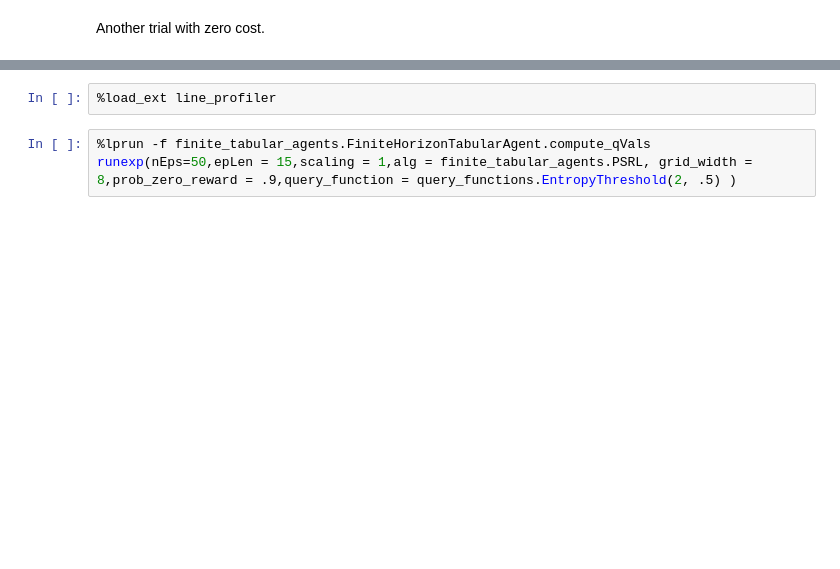
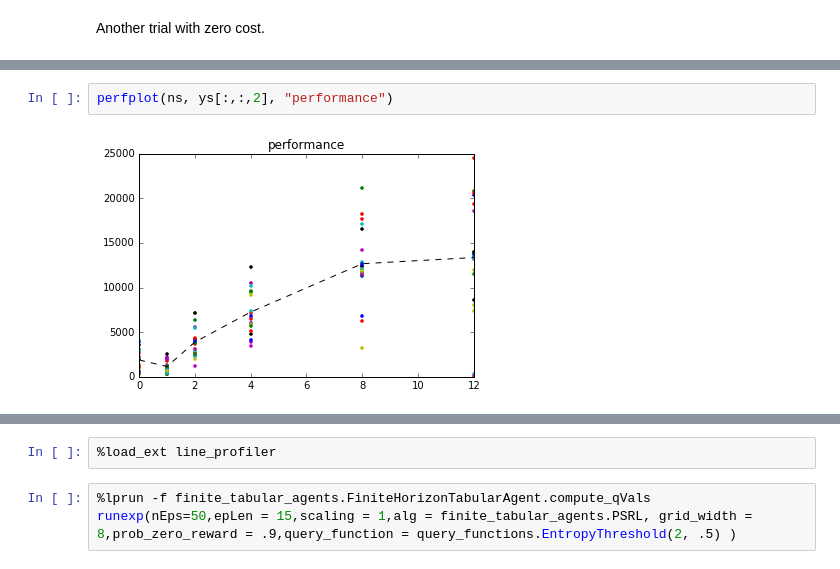
Before and after one commit to capybaralet/TabulaRL, a Jupyter notebook: src/active learning.ipynb, the cells around one changed output, grey strips where cells are left out. Saved outputs shown, nothing was run; the diff lists cells and outputs as text; blank space fills up the shorter version.

```diff
--- a/src/active learning.ipynb
+++ b/src/active learning.ipynb
@@ -309,0 +288,4 @@ title("Query cost");
+# %%
+perfplot(ns, ys[:,:,2], "performance")
+# %% [output]
+[figure, added]
```
Also changed, not shown: parts of 26 cells of this notebook, 1 other file.
